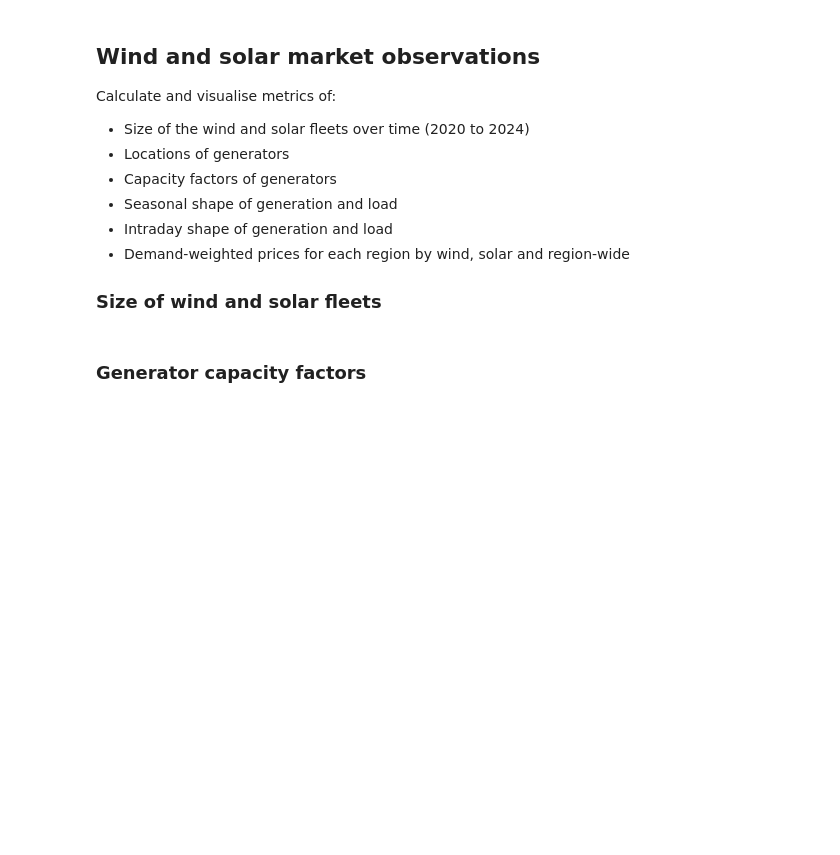
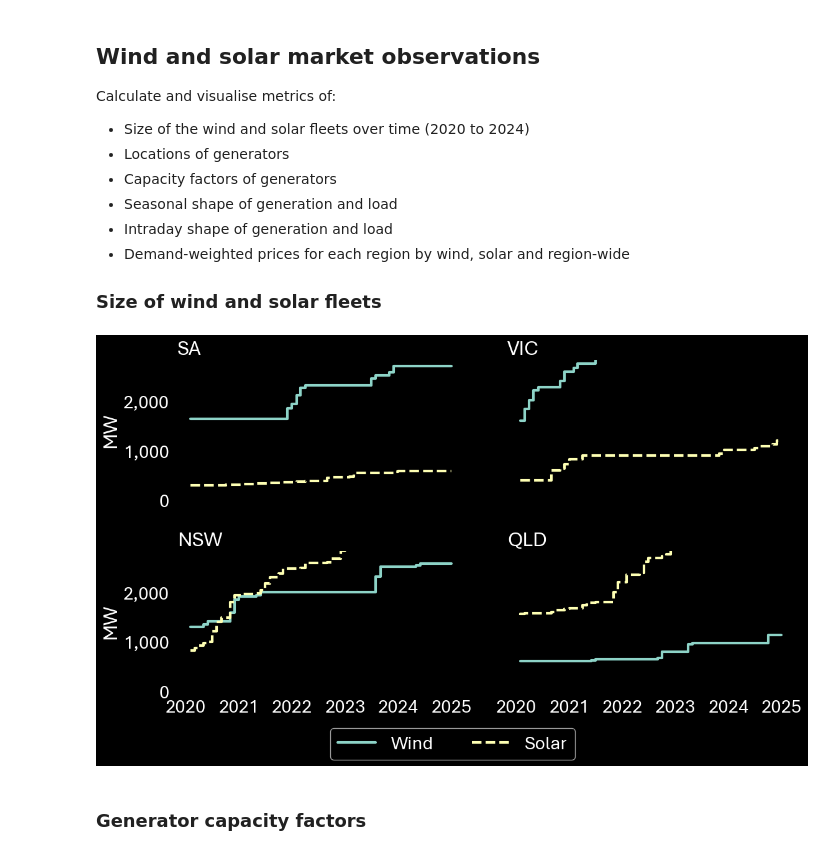
Before and after one commit to MarkusMannheim/contract_modelling, a Jupyter notebook: data_preparation.ipynb, the cells around one changed output. Drawn from its saved outputs; the diff is of its cells as text; code cells hidden in the pictures; blank space fills up the shorter version.

Commit message:
Data updates

```diff
--- a/data_preparation.ipynb
+++ b/data_preparation.ipynb
@@ -33,7 +34,7 @@ if not gen_info_exist:
     print("Generator information not found. Building dataset ...")
 
     # Check if source Excel file exists
-    excel_path = os.path.join(data_dir, "NEM Generation Information July 2025.xlsx")
+    excel_path = os.path.join(data_dir, "external_sources", "AEMO_GenInfo_July_2025.xlsx")
     if not os.path.exists(excel_path):
         raise FileNotFoundError(f"AEMO source file not found at: {excel_path}")
 
@@ -281,44 +268,63 @@ Calculate and visualise metrics of:
 
 ### Size of wind and solar fleets
 # %%
-# Prepare data (aggregate to monthly)
-# Attached 'technology' to DUID data
-sa_duid_data["Technology"] = sa_gen_info.loc[
-    sa_duid_data["DUID"],
-    "Technology"].values
-
-# Aggregate to monthly
-chart_data = sa_duid_data.pivot_table(
-    index="Interval",
-    columns="Technology",
-    values="Maximum capacity",
-    aggfunc="sum").resample("ME").mean()
-
-# Save data to file
-chart_data.to_csv(
-    os.path.join(data_dir, "growth_of_sa_fleet.csv"))
-
 # Plot fleet sizes over time
 fig, ax = plt.subplots(
+    2, 2,
     figsize=(12, 6.75),
-    tight_layout=True)
-for i, tech in enumerate(["Wind", "Solar"]):
-    ax.step(
-        x=chart_data.index,
-        y=chart_data[tech],
-        where="pre",
-        linewidth=3,
-        color=f"C{i}",
-        label=tech,
-        linestyle=["-", "--"][i])
-plt.xlabel(None)
-plt.ylabel("Capacity (MW)")
-ax.yaxis.set_major_formatter(lambda x, p: f"{x:,.0f}")
-plt.ylim(0)
-plt.legend()
-for frame in ["top", "right", "bottom", "left"]:
-    ax.spines[frame].set_visible(False)
+    tight_layout=True,
+    sharex=True,
+    sharey=True)
+
+for i, region in enumerate(gen_info["Region"].unique()):
+    # Prepare data
+    region_duids = gen_info[gen_info["Region"] == region].index.tolist()
+    duid_filter = pc.field("DUID").isin(region_duids)
+    region_duid_data = pd.read_parquet(
+        duid_data_path,
+        engine="pyarrow",
+        filters=duid_filter)
+    # Attach 'technology' to DUID data
+    region_duid_data["Technology"] = gen_info.loc[
+        region_duid_data["DUID"],
+        "Technology"].values
+
+    # Aggregate to monthly
+    chart_data = region_duid_data.pivot_table(
+        index="Interval",
+        columns="Technology",
+        values="Maximum capacity",
+        aggfunc="sum").resample("ME").mean()
+    del region_duid_data
+
+    # Save data to file
+    chart_data.to_csv(
+        os.path.join(data_dir, f"{region}_growth_of_fleet.csv"))
+
+    # Plot in subplot
+    axis = ax[i // 2, i % 2]
+    for j, tech in enumerate(["Wind", "Solar"]):
+        axis.step(
+            x=chart_data.index,
+            y=chart_data[tech],
+            where="pre",
+            linewidth=3,
+            color=f"C{j}",
+            label=tech,
+            linestyle=["-", "--"][j])
+    axis.set_xlabel(None)
+    axis.set_ylabel("MW" if i % 2 == 0 else None)
+    axis.yaxis.set_major_formatter(lambda x, p: f"{x:,.0f}")
+    axis.set_ylim(0)
+    axis.set_title(region, loc="left")
+    for frame in ["top", "right", "bottom", "left"]:
+        axis.spines[frame].set_visible(False)
+    handles, labels = axis.get_legend_handles_labels()
+fig.legend(handles=handles, loc="lower center", bbox_to_anchor=(0.5, -0.075), ncol=2)
 plt.show()
-save_figure(fig, "growth_of_sa_fleet", charts_dir)
+save_figure(fig, "growth_of_fleet", charts_dir)
+del chart_data
+# %% [output]
+[figure, added]
 # %% [markdown]
 ### Generator capacity factors
```
Also changed, not shown: parts of 5 cells of this notebook, 23 other files.
